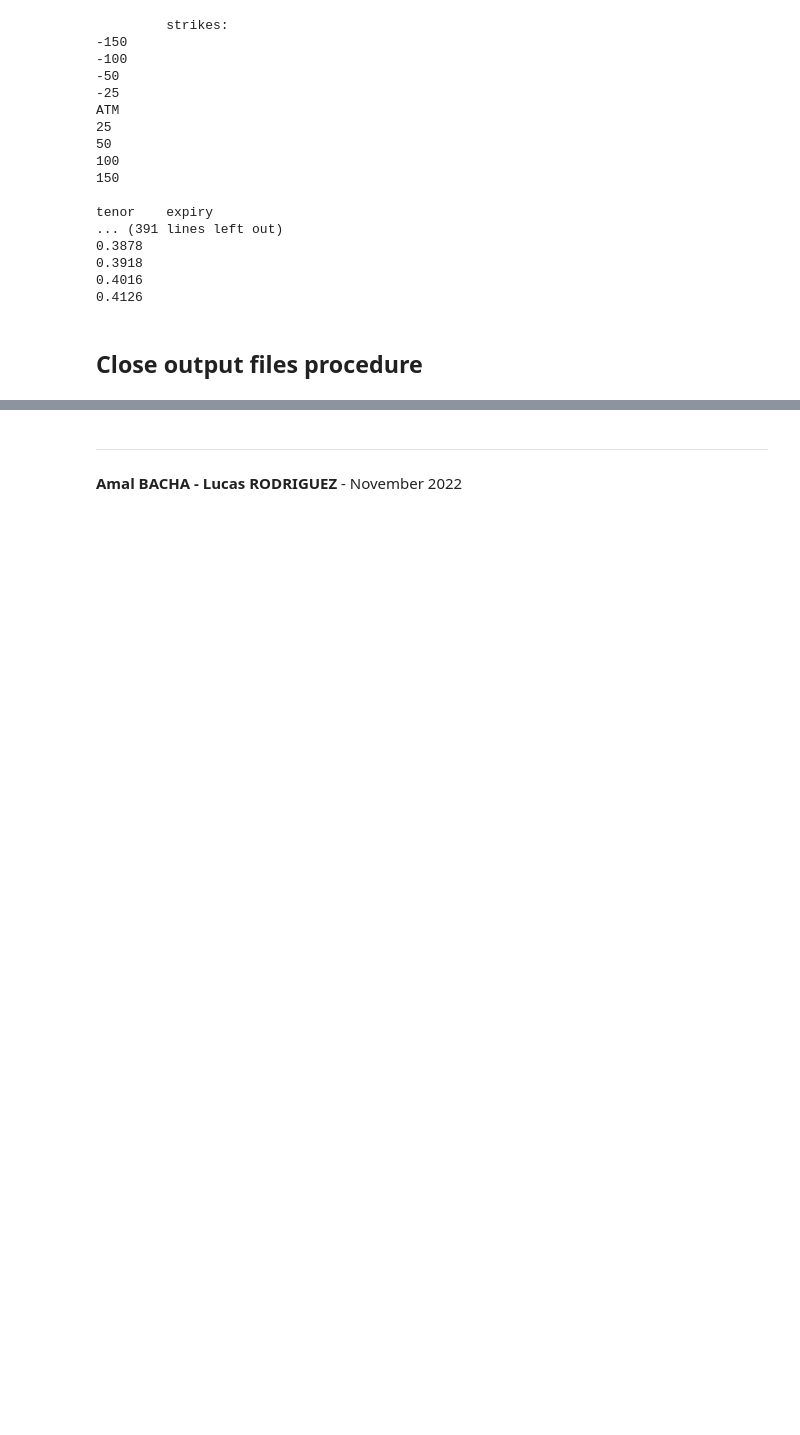
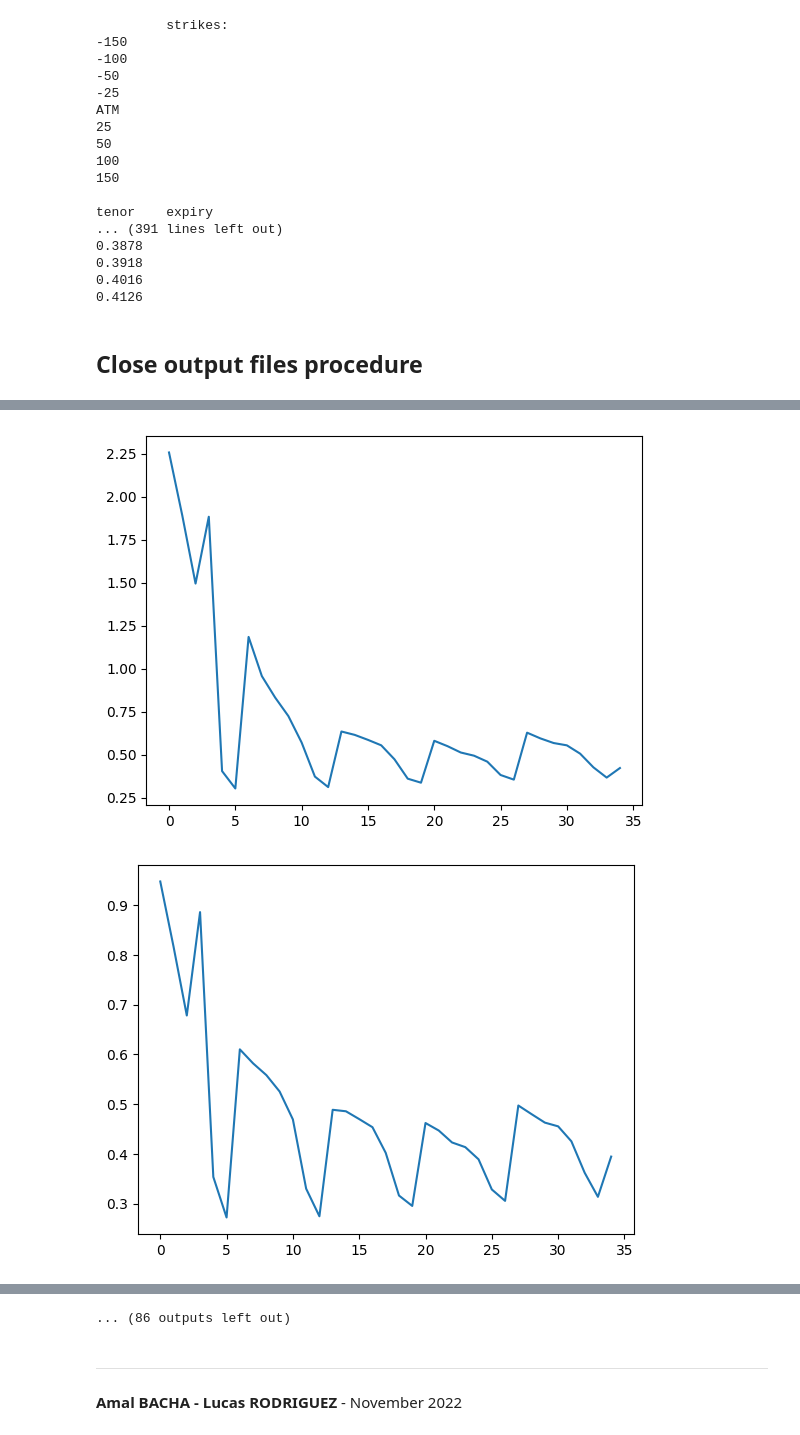
Before and after one commit to lcsrodriguez/SABR_Volatility-Rates, a Jupyter notebook: main.ipynb, the cells around one changed output, grey strips where cells are left out. Cells and saved outputs as stored; diff of their text form; code cells hidden in the pictures; blank space fills up the shorter version.

```diff
--- a/main.ipynb
+++ b/main.ipynb
@@ -392,0 +486,43 @@ _ = plt.xticks(INDEX_RANGE, INDEX_LABELS)
+# %%
+
+
+#Graphe depuis modèle SABR
+test = pd.read_csv('outvol.csv',sep=';',header=1)
+test.head()
+
+for i in STRIKES_COLUMNS_RANGE:
+    plt.figure()
+    plt.plot(test.iloc[:,i])
+    plt.show()
+
+
+for i in range(len(test)):
+    plt.figure()
+    plt.plot(test.iloc[i,2:11])
+    plt.show
+
+#Graphe depuis modèle normal
+test2 = pd.read_excel('market_data.xlsx',header=1)
+for i in [3, 4, 5, 6, 7, 8, 9, 10, 11]:
+    plt.figure()
+    plt.plot(test2.iloc[:,i])
+    plt.show()
+
+
+for i in range(len(test2)):
+    plt.figure()
+    plt.plot(test2.iloc[i,3:12])
+    plt.show()
+
+
+
+
+#Comparaison des 2
+for i in STRIKES_COLUMNS_RANGE:
+    plt.figure()
+    plt.plot(test.iloc[:,i])
+    plt.plot(test2.iloc[:,i+1])
+    plt.show()
+# %% [output]
+[figure, added]
+[figure, added]
@@ -393,3 +539,4 @@ _ = plt.xticks(INDEX_RANGE, INDEX_LABELS)
+... (86 outputs left out)
 # %% [markdown]
 ---
 
```
Also changed, not shown: parts of 28 cells of this notebook, 1 other file.
